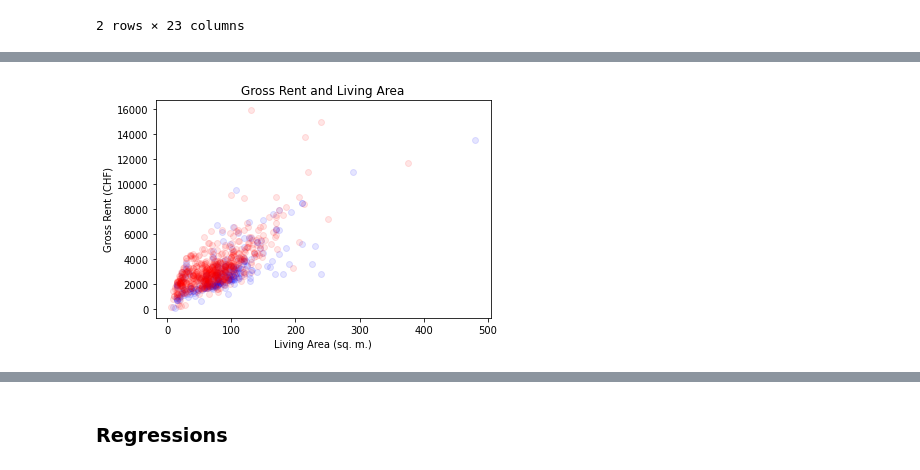
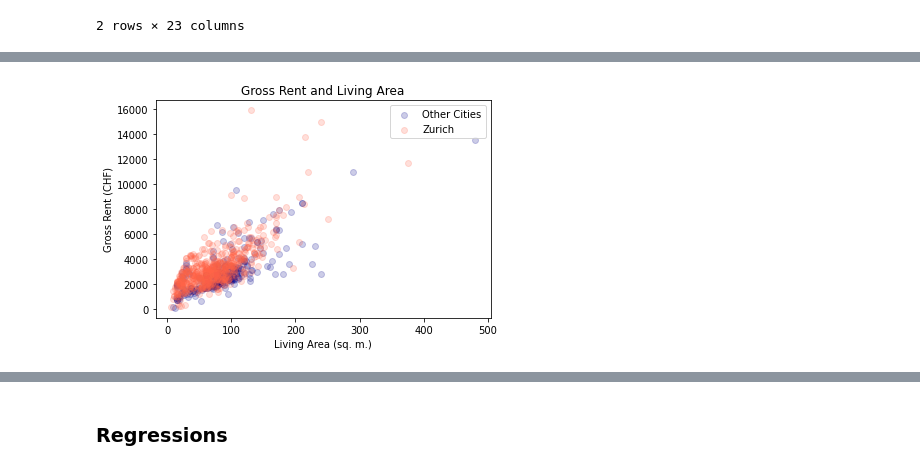
Before and after one commit to Jindi-Huang/pp4r_final_assignments, a Jupyter notebook: src/homegate_analysis.ipynb, the cells around one changed output, grey strips where cells are left out. Cells and saved outputs as stored; diff of their text form; code cells hidden in the pictures.

```diff
--- a/src/homegate_analysis.ipynb
+++ b/src/homegate_analysis.ipynb
@@ -38,5 +96,5 @@ df[df['Gross Rent (CHF)'] > 20000]
 # drop if Gross Rent > 20000
 df = df[df['Gross Rent (CHF)'] < 20000]
 # %%
-# create a column for price per square meter
-df['Price per sqm'] = df['Gross Rent (CHF)'] / df['Living Area (sq. m.)']
+# create a column for gross rent per square meter
+df['Gross Rent Per Sqm (CHF/m2)'] = df['Gross Rent (CHF)'] / df['Living Area (sq. m.)']
@@ -88,11 +215,14 @@ plt.show()
 # %%
 # create a scatter plot of Gross Rent and Living Area, make the observations in Zurich red, while others blue
-plt.scatter(df[df['City'] != 'Zürich']['Living Area (sq. m.)'], df[df['City'] != 'Zürich']['Gross Rent (CHF)'], alpha=0.1, color='blue')
-plt.scatter(df[df['City'] == 'Zürich']['Living Area (sq. m.)'], df[df['City'] == 'Zürich']['Gross Rent (CHF)'], alpha=0.1, color='red')
+plt.scatter(df[df['City'] != 'Zürich']['Living Area (sq. m.)'], df[df['City'] != 'Zürich']['Gross Rent (CHF)'], alpha=0.2, color='#00008B')
+plt.scatter(df[df['City'] == 'Zürich']['Living Area (sq. m.)'], df[df['City'] == 'Zürich']['Gross Rent (CHF)'], alpha=0.2, color='#FF6347')
+
+# add legend and labels
+plt.legend(['Other Cities', 'Zurich'])
 
 plt.xlabel('Living Area (sq. m.)')
 plt.ylabel('Gross Rent (CHF)')
 plt.title('Gross Rent and Living Area')
 plt.show()
 # %% [output]
-[figure, old version]
+[figure, new version]
```
Also changed, not shown: parts of 25 cells of this notebook, 5 other files.
